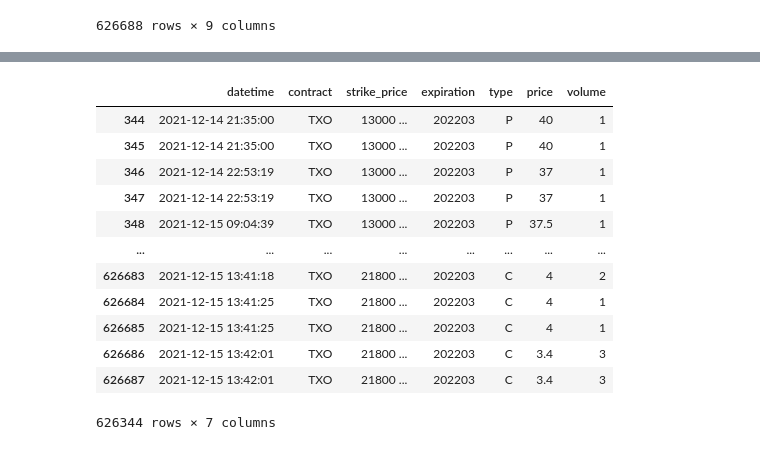
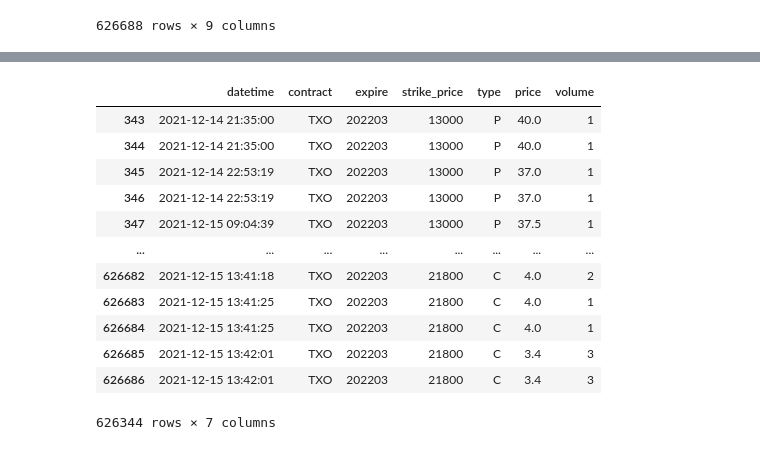
Before and after one commit to whouey/IndexTracker, a Jupyter notebook: DataExploring/TAIFEX/Options.ipynb, the cells around one changed output, grey strips where cells are left out. Cells and saved outputs as stored; diff of their text form; code cells hidden in the pictures.

```diff
--- a/DataExploring/TAIFEX/Options.ipynb
+++ b/DataExploring/TAIFEX/Options.ipynb
@@ -9,7 +11,7 @@ date = datetime.date(2021, 12, 15)
 s3_bucket = 'indextracker'
 filename = filename_template.format(date.strftime('%Y_%m_%d'))
 
-s3_key = f'tw/options/raw/{filename}'
+s3_key = f'tw/raw/options/{filename}'
 url = url_template.format(filename)
 
 url
@@ -17,6 +19,14 @@ url
 'https://www.taifex.com.tw/file/taifex/Dailydownload/OptionsDailydownloadCSV/OptionsDaily_2021_12_15.zip'
 # %%
 def get_zipped_objects_from_s3(bucket, key):
+    """
+    unzip a zip file and get content files as file-like objects on the fly from S3
+
+    args:
+        bucket - S3 bucket name
+        key - S3 object key
+
+    """
     import boto3, zipfile, io
     s3 = boto3.client('s3')
     obj = s3.get_object(Bucket=bucket, Key=key)
@@ -51,7 +62,3 @@ df
 | 626686 | 20211215 | TXO | 21800 ... | 202203 | C | 134201 | 3.4 | 3 |  |
 | 626687 |  | None | None | None | None | None | None | None | None |
 626688 rows × 9 columns
-# %%
-df = df.dropna()
-df.contract = df.contract.str.strip()
-df.contract.unique()
@@ -67,4 +64,0 @@ array(['CCO', 'CDO', 'CEO', 'CHO', 'CKO', 'CLO', 'CMO', 'DCO', 'DEO',
-# %%
-df = df[df.contract == 'TXO']
-
-df
@@ -100,17 +65,30 @@ df['datetime'] = pd.to_datetime(df.date.str.strip() + df.time.str.strip(), forma
-# %%
-df = df[['datetime', 'contract', 'expire', 'strike_price', 'type', 'price', 'volume']]
-df
-# %% [output]
-|  | datetime | contract | strike_price | expiration | type | price | volume |
-| 344 | 2021-12-14 21:35:00 | TXO | 13000 ... | 202203 | P | 40 | 1 |
-| 345 | 2021-12-14 21:35:00 | TXO | 13000 ... | 202203 | P | 40 | 1 |
-| 346 | 2021-12-14 22:53:19 | TXO | 13000 ... | 202203 | P | 37 | 1 |
-| 347 | 2021-12-14 22:53:19 | TXO | 13000 ... | 202203 | P | 37 | 1 |
-| 348 | 2021-12-15 09:04:39 | TXO | 13000 ... | 202203 | P | 37.5 | 1 |
-| ... | ... | ... | ... | ... | ... | ... | ... |
-| 626683 | 2021-12-15 13:41:18 | TXO | 21800 ... | 202203 | C | 4 | 2 |
-| 626684 | 2021-12-15 13:41:25 | TXO | 21800 ... | 202203 | C | 4 | 1 |
-| 626685 | 2021-12-15 13:41:25 | TXO | 21800 ... | 202203 | C | 4 | 1 |
-| 626686 | 2021-12-15 13:42:01 | TXO | 21800 ... | 202203 | C | 3.4 | 3 |
-| 626687 | 2021-12-15 13:42:01 | TXO | 21800 ... | 202203 | C | 3.4 | 3 |
-626344 rows × 7 columns
+# %%
+df.dropna(inplace=True)
+
+df['contract'] = df.contract.str.strip()
+
+df['expire'] = df['expire'].str.strip()
+df['strike_price'] = df['strike_price'].str.strip()
+df['type'] = df['type'].str.strip()
+df['price'] = pd.to_numeric(df['price'])
+df['volume'] = pd.to_numeric(df['volume'])
+df['datetime'] = pd.to_datetime(df.date.str.strip() + df.time.str.strip(), format='%Y%m%d%H%M%S')
+
+df = df.loc[df['contract'] == 'TXO']
+df = df[['datetime', 'contract', 'expire', 'strike_price', 'type', 'price', 'volume']]
+
+df
+# %% [output]
+|  | datetime | contract | expire | strike_price | type | price | volume |
+| 343 | 2021-12-14 21:35:00 | TXO | 202203 | 13000 | P | 40.0 | 1 |
+| 344 | 2021-12-14 21:35:00 | TXO | 202203 | 13000 | P | 40.0 | 1 |
+| 345 | 2021-12-14 22:53:19 | TXO | 202203 | 13000 | P | 37.0 | 1 |
+| 346 | 2021-12-14 22:53:19 | TXO | 202203 | 13000 | P | 37.0 | 1 |
+| 347 | 2021-12-15 09:04:39 | TXO | 202203 | 13000 | P | 37.5 | 1 |
+| ... | ... | ... | ... | ... | ... | ... | ... |
+| 626682 | 2021-12-15 13:41:18 | TXO | 202203 | 21800 | C | 4.0 | 2 |
+| 626683 | 2021-12-15 13:41:25 | TXO | 202203 | 21800 | C | 4.0 | 1 |
+| 626684 | 2021-12-15 13:41:25 | TXO | 202203 | 21800 | C | 4.0 | 1 |
+| 626685 | 2021-12-15 13:42:01 | TXO | 202203 | 21800 | C | 3.4 | 3 |
+| 626686 | 2021-12-15 13:42:01 | TXO | 202203 | 21800 | C | 3.4 | 3 |
+626344 rows × 7 columns
```
Also changed, not shown: parts of 7 cells of this notebook, 40 other files.
